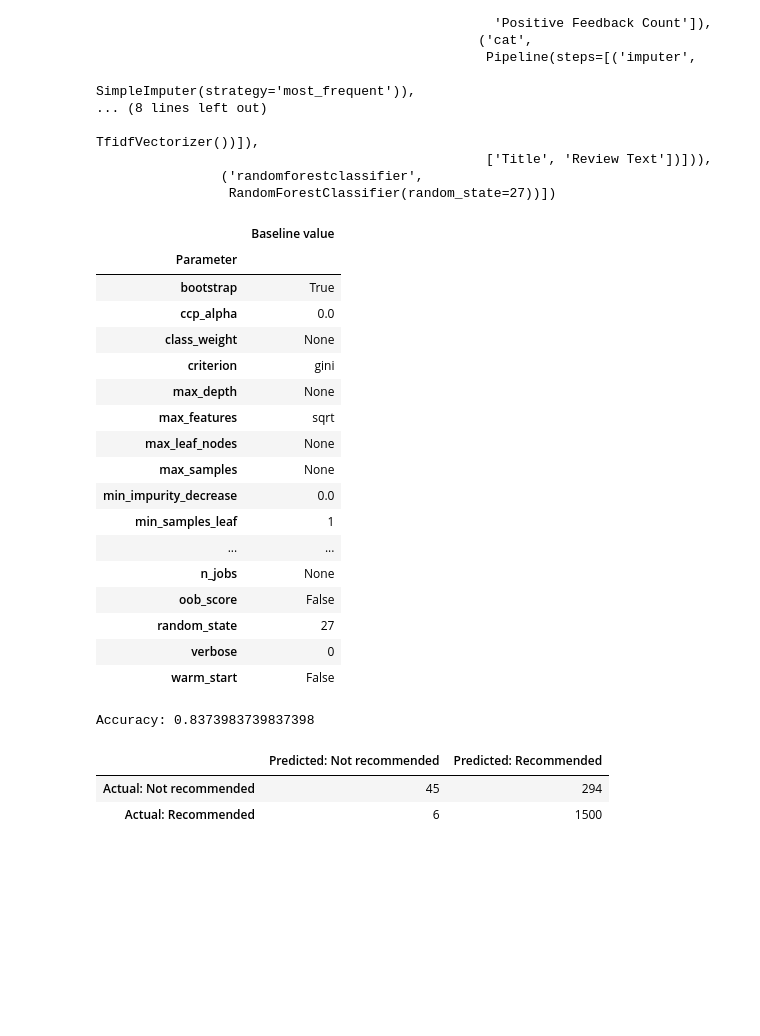
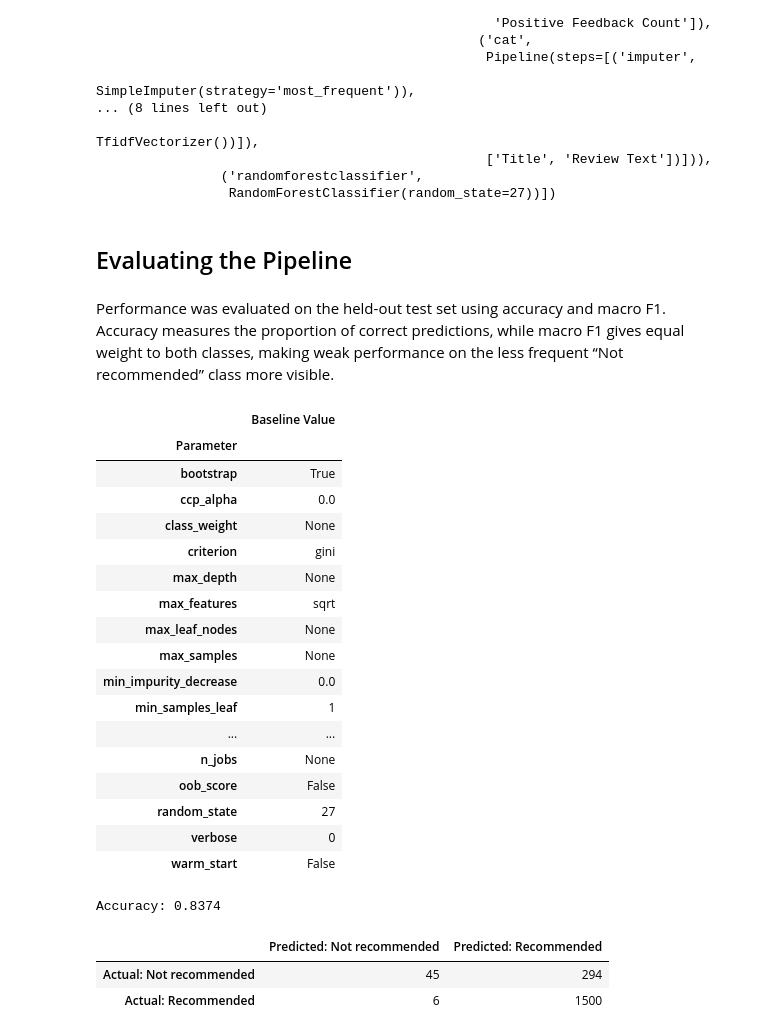
Before and after one commit to groundhog-21/dsnd-pipelines-project, a Jupyter notebook: starter/starter.ipynb, the cells around one changed output. Saved outputs shown, nothing was run; the diff lists cells and outputs as text; code cells hidden in the pictures; blank space fills up the shorter version.

```diff
--- a/starter/starter.ipynb
+++ b/starter/starter.ipynb
@@ -41,10 +33,7 @@ from __future__ import annotations
 
 import pandas as pd
 
-
-df = pd.read_csv(
-    'data/reviews.csv',
-)
+df = pd.read_csv('data/reviews.csv',)
 
 df.info()
 df.head()
@@ -439,18 +457,22 @@ Pipeline(memory='pipeline_cache',
                                                   ['Title', 'Review Text'])])),
                 ('randomforestclassifier',
                  RandomForestClassifier(random_state=27))])
+# %% [markdown]
+## Evaluating the Pipeline
+# %% [markdown]
+Performance was evaluated on the held-out test set using accuracy and macro F1. Accuracy measures the proportion of correct predictions, while macro F1 gives equal weight to both classes, making weak performance on the less frequent “Not recommended” class more visible.
 # %%
 # Baseline parameter values
 
 baseline_rfc = model_pipeline.named_steps['randomforestclassifier']
 
 display(
-    pd.Series(baseline_rfc.get_params(), name='Baseline value')
+    pd.Series(baseline_rfc.get_params(), name='Baseline Value')
     .rename_axis('Parameter')
     .to_frame()
 )
 # %% [output]
-|  | Baseline value |
+|  | Baseline Value |
 | Parameter |  |
 | bootstrap | True |
 | ccp_alpha | 0.0 |
@@ -476,9 +498,9 @@ from sklearn.metrics import accuracy_score
 y_pred = model_pipeline.predict(X_test)
 accuracy = accuracy_score(y_test, y_pred)
 
-print('Accuracy:', accuracy)
+print(f"Accuracy: {accuracy:.4f}")
 # %% [output]
-Accuracy: 0.8373983739837398
+Accuracy: 0.8374
 # %%
 # Get the confusion matrix
 
```
Also changed, not shown: parts of 39 cells of this notebook, 1 other file.
